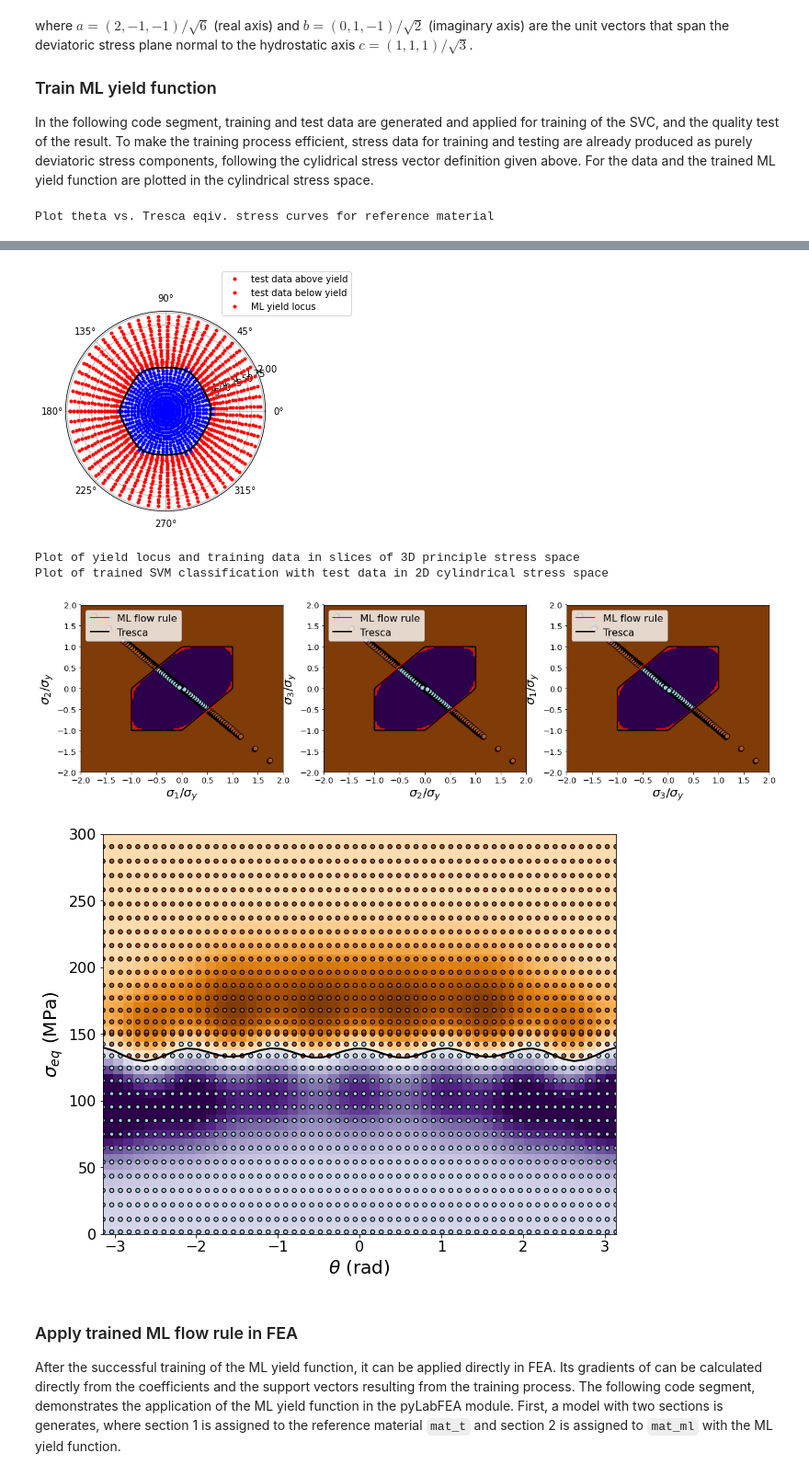
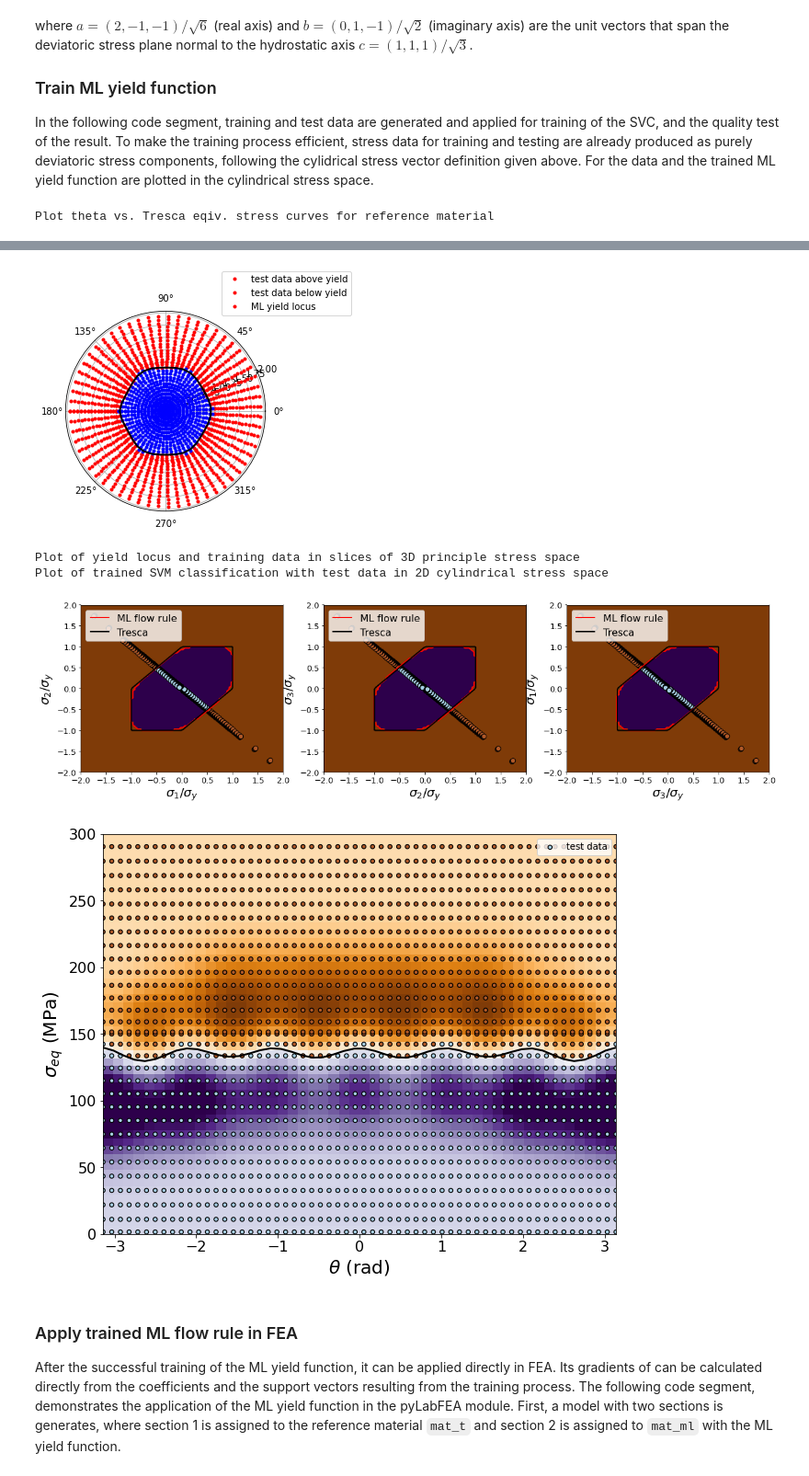
Before and after one commit to AHartmaier/pyLabFEA, a Jupyter notebook: notebooks/pyLabFEA_ML-FlowRule-Tresca.ipynb, the cells around one changed output, grey strips where cells are left out. Shown at 92% size. Drawn from its saved outputs; the diff is of its cells as text; code cells hidden in the pictures.

```diff
--- a/notebooks/pyLabFEA_ML-FlowRule-Tresca.ipynb
+++ b/notebooks/pyLabFEA_ML-FlowRule-Tresca.ipynb
@@ -147,7 +147,7 @@ plt.show()
 
 #initialize and train SVC as ML yield function
 #implement ML flow rule into mat_ml
-train_sc, test_sc = mat_ml.setup_yf_SVM_cyl(x_train, y_train, x_test=x_test, y_test=y_test,
+train_sc, test_sc = mat_ml.setup_yf_SVM_3D(x_train, y_train, x_test=x_test, y_test=y_test,
                                       C=50, gamma=9., fs=0.4, plot=False)
 y_pred_clf = mat_ml.calc_yf(x_test,pred=True)
 r2_score_svm = r2_score(y_test, y_pred_clf)
@@ -191,40 +191,41 @@ Z = mat_ml.svm_yf.decision_function(feat)
 hl = mat_ml.plot_data(Z, ax, xx*np.pi, (yy+1.)*mat_ml.sy, c='black')
 sc = FE.s_cyl(x_test)
 h1 = ax.scatter(sc[:,1], sc[:,0], s=20, c=y_test, cmap=plt.cm.Paired, edgecolors='k')
-sv = mat_ml.svm_yf.support_vectors_
+'''sv = np.array(mat_ml.svm_yf.support_vectors_)
 csv = mat_ml.svm_yf.predict(sv)
-#sv[:,1] *= np.pi
-#sv[:,0] = (sv[:,0]+1.)*mat_ml.scale_seq
-#ind = np.nonzero(np.logical_and(sv[:,0]<2*mat_ml.sy, np.abs(sv[:,1])<=np.pi))[0]
-#h2 = ax.scatter(sv[ind,1], sv[ind,0], s=100, c=csv[ind], cmap=plt.cm.Paired, edgecolors='k')
-#ax.legend([h1,h2], ['test data', 'support vectors'],loc='upper right')
+sv[:,1] *= np.pi
+sv[:,0] = (sv[:,0]+1.)*mat_ml.scale_seq
+ind = np.nonzero(np.logical_and(sv[:,0]<2*mat_ml.sy, np.abs(sv[:,1])<=np.pi))[0]
+h2 = ax.scatter(sv[ind,1], sv[ind,0], s=100, c=csv[ind], cmap=plt.cm.Paired, edgecolors='k')'''
+ax.legend([h1], ['test data'],loc='upper right')
 ax.set_xlabel(r'$\theta$ (rad)', fontsize=20)
 ax.set_ylabel(r'$\sigma_{eq}$ (MPa)', fontsize=20)
 ax.tick_params(axis="x", labelsize=16)
 ax.tick_params(axis="y", labelsize=16)
 #fig.savefig('SVM-yield-fct_Tresca.pdf', format='pdf', dpi=300)
+plt.show()
 # %% [output]
 Plot theta vs. Tresca eqiv. stress curves for reference material
 [figure]
 Converting principal stresses to cylindrical stresses for training
 
 -------------------------
 
 SVM classification fitted
 -------------------------
 
 SVC(C=50, gamma=9.0)
 Training data points (only polar angle): 600 , Test data points: 60
 Training set score: 99.19345238095238 %
 Test set score: 99.03225806451613 %
 r^2 on test data : 0.960800
 Number of support vectors generated:  1688
 Plot theta vs. J2 eqiv. stress curves for ML material
 [figure]
 Plot of yield locus and training data in slices of 3D principle stress space
 Plot of trained SVM classification with test data in 2D cylindrical stress space
 [figure]
-[figure, old version]
+[figure, new version]
 # %% [markdown]
 ### Apply trained ML flow rule in FEA
 
```
Also changed, not shown: parts of 2 cells of this notebook, 56 other files.
